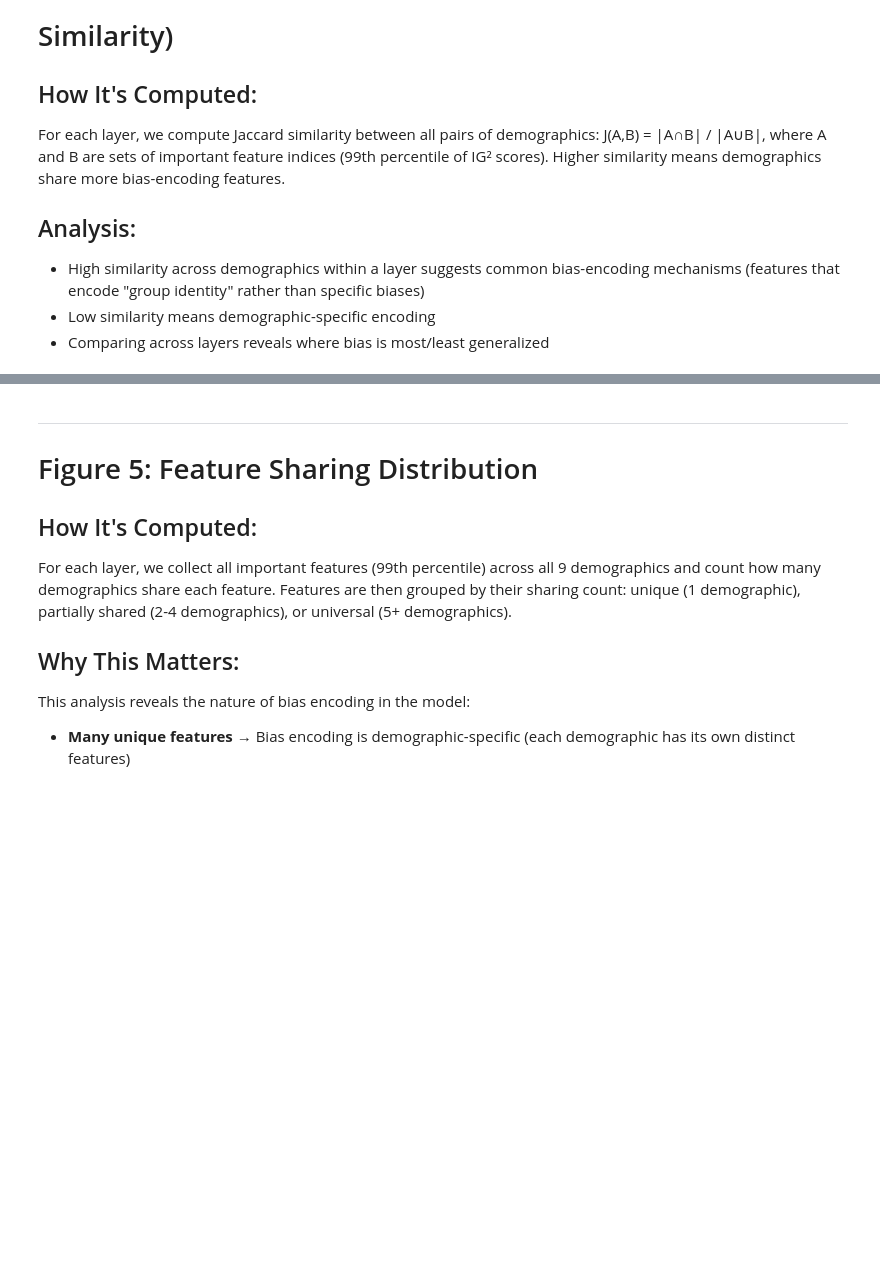
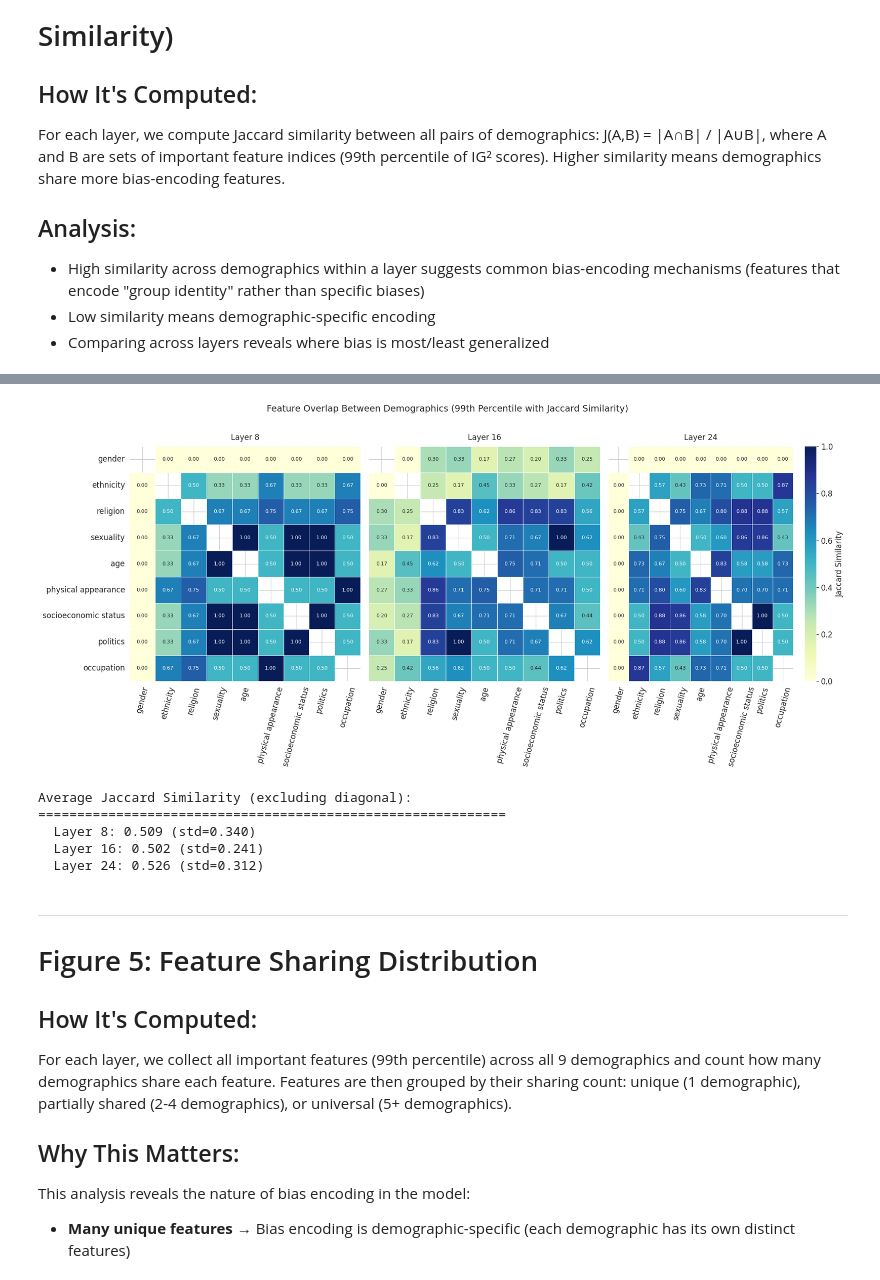
Before and after one commit to youngjinss/Korean-Bias-SAE, a Jupyter notebook: notebooks/visualizations/04_summary_key_figures.ipynb, the cells around one changed output, grey strips where cells are left out. Drawn from its saved outputs; the diff is of its cells as text; code cells hidden in the pictures; blank space fills up the shorter version.

```diff
--- a/notebooks/visualizations/04_summary_key_figures.ipynb
+++ b/notebooks/visualizations/04_summary_key_figures.ipynb
@@ -805,34 +930,41 @@ for idx, lq in enumerate(LAYER_QUANTILES):
         ax=ax,
         mask=mask,
         cbar=True if idx == 2 else False,
         cbar_kws={'label': 'Jaccard Similarity'} if idx == 2 else None,
         linewidths=0.5,
         annot_kws={'fontsize': 8}
     )
 
     ax.set_title(f'{LAYER_LABELS[lq]}', fontsize=12, pad=10)
     ax.tick_params(axis='x', rotation=75)  # Set x-axis rotation to 75 degrees
     ax.tick_params(axis='y', rotation=0)
 
     # Remove y-axis for Layer 16 and Layer 24 (idx > 0)
     if idx > 0:
         ax.set_ylabel('')
         ax.set_yticklabels([])
 
-plt.suptitle('Figure 4: Feature Overlap Between Demographics (99th Percentile with Jaccard Similarity)',
+plt.suptitle('Feature Overlap Between Demographics (99th Percentile with Jaccard Similarity)',
              fontsize=14, y=1.01)
 plt.tight_layout()
 plt.savefig(ASSETS_DIR / f"fig4_jaccard_similarity_{STAGE}.png", dpi=300, bbox_inches='tight')
 plt.show()
 
 # Print average similarity per layer
 print("\nAverage Jaccard Similarity (excluding diagonal):")
 print("=" * 60)
 for lq in LAYER_QUANTILES:
     matrix = jaccard_matrices[lq]
     # Get off-diagonal elements
     off_diag = matrix[~np.eye(matrix.shape[0], dtype=bool)]
     print(f"  {LAYER_LABELS[lq]}: {off_diag.mean():.3f} (std={off_diag.std():.3f})")
+# %% [output]
+[figure, added]
+Average Jaccard Similarity (excluding diagonal):
+============================================================
+  Layer 8: 0.509 (std=0.340)
+  Layer 16: 0.502 (std=0.241)
+  Layer 24: 0.526 (std=0.312)
 # %% [markdown]
 ---
 # Figure 5: Feature Sharing Distribution
```
Also changed, not shown: parts of 18 cells of this notebook.
